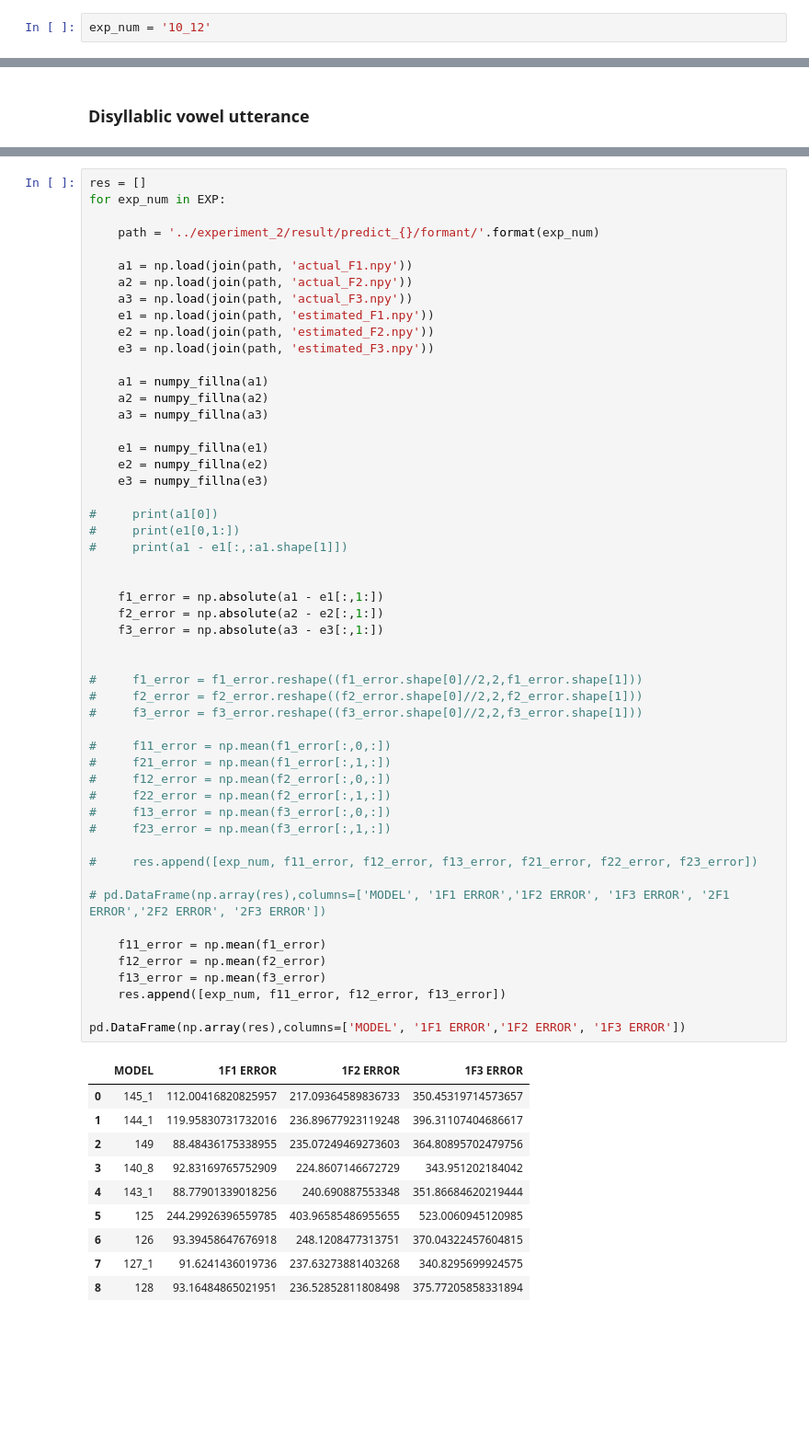
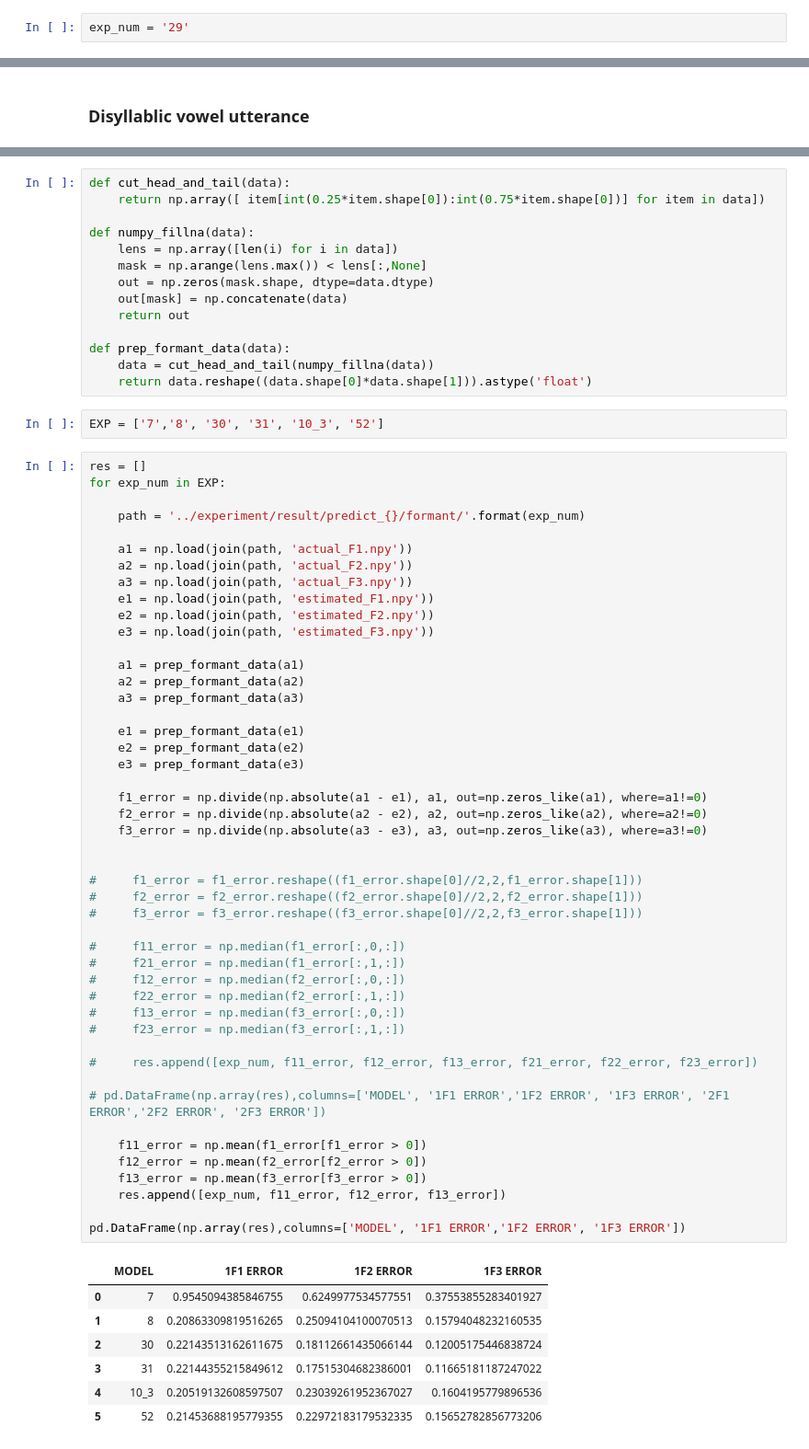
Before and after one commit to thanatlap/master-thesis-vocal-tract-inversion-journal, a Jupyter notebook: misc/Formant_error_abs_error.ipynb, the cells around one changed output, grey strips where cells are left out. Shown at 92% size. Cells and saved outputs as stored; diff of their text form; blank space fills up the shorter version.

```diff
--- a/misc/Formant_error_abs_error.ipynb
+++ b/misc/Formant_error_abs_error.ipynb
@@ -287,5 +284,5 @@ EXP = ['145_1', '144_1','149','140_8', '143_1', '125','126','127_1','128']
 # %%
-exp_num = '10_12'
+exp_num = '29'
 # %%
 path = '../experiment/result/predict_{}/formant/'.format(exp_num)
 
@@ -386,63 +346,71 @@ EXP = ['145_1', '144_1','149','140_8', '143_1', '125','126','127_1','128']
+# %%
+def cut_head_and_tail(data):
+    return np.array([ item[int(0.25*item.shape[0]):int(0.75*item.shape[0])] for item in data])
+
+def numpy_fillna(data):
+    lens = np.array([len(i) for i in data])
+    mask = np.arange(lens.max()) < lens[:,None]
+    out = np.zeros(mask.shape, dtype=data.dtype)
+    out[mask] = np.concatenate(data)
+    return out
+
+def prep_formant_data(data):
+    data = cut_head_and_tail(numpy_fillna(data))
+    return data.reshape((data.shape[0]*data.shape[1])).astype('float')
+# %%
+EXP = ['7','8', '30', '31', '10_3', '52']
 # %%
 res = []
 for exp_num in EXP:
 
-    path = '../experiment_2/result/predict_{}/formant/'.format(exp_num)
+    path = '../experiment/result/predict_{}/formant/'.format(exp_num)
 
     a1 = np.load(join(path, 'actual_F1.npy'))
     a2 = np.load(join(path, 'actual_F2.npy'))
     a3 = np.load(join(path, 'actual_F3.npy'))
     e1 = np.load(join(path, 'estimated_F1.npy'))
     e2 = np.load(join(path, 'estimated_F2.npy'))
     e3 = np.load(join(path, 'estimated_F3.npy'))
 
-    a1 = numpy_fillna(a1)
-    a2 = numpy_fillna(a2)
-    a3 = numpy_fillna(a3)
+    a1 = prep_formant_data(a1)
+    a2 = prep_formant_data(a2)
+    a3 = prep_formant_data(a3)
 
-    e1 = numpy_fillna(e1)
-    e2 = numpy_fillna(e2)
-    e3 = numpy_fillna(e3)
+    e1 = prep_formant_data(e1)
+    e2 = prep_formant_data(e2)
+    e3 = prep_formant_data(e3)
 
-#     print(a1[0])
-#     print(e1[0,1:])
-#     print(a1 - e1[:,:a1.shape[1]])
-
-
-    f1_error = np.absolute(a1 - e1[:,1:])
-    f2_error = np.absolute(a2 - e2[:,1:])
-    f3_error = np.absolute(a3 - e3[:,1:])
+    f1_error = np.divide(np.absolute(a1 - e1), a1, out=np.zeros_like(a1), where=a1!=0)
+    f2_error = np.divide(np.absolute(a2 - e2), a2, out=np.zeros_like(a2), where=a2!=0)
+    f3_error = np.divide(np.absolute(a3 - e3), a3, out=np.zeros_like(a3), where=a3!=0)
 
 
 #     f1_error = f1_error.reshape((f1_error.shape[0]//2,2,f1_error.shape[1]))
 #     f2_error = f2_error.reshape((f2_error.shape[0]//2,2,f2_error.shape[1]))
 #     f3_error = f3_error.reshape((f3_error.shape[0]//2,2,f3_error.shape[1]))
 
-#     f11_error = np.mean(f1_error[:,0,:])
-#     f21_error = np.mean(f1_error[:,1,:])
-#     f12_error = np.mean(f2_error[:,0,:])
-#     f22_error = np.mean(f2_error[:,1,:])
-#     f13_error = np.mean(f3_error[:,0,:])
-#     f23_error = np.mean(f3_error[:,1,:])
+#     f11_error = np.median(f1_error[:,0,:])
+#     f21_error = np.median(f1_error[:,1,:])
+#     f12_error = np.median(f2_error[:,0,:])
+#     f22_error = np.median(f2_error[:,1,:])
+#     f13_error = np.median(f3_error[:,0,:])
+#     f23_error = np.median(f3_error[:,1,:])
 
 #     res.append([exp_num, f11_error, f12_error, f13_error, f21_error, f22_error, f23_error])
 
 # pd.DataFrame(np.array(res),columns=['MODEL', '1F1 ERROR','1F2 ERROR', '1F3 ERROR', '2F1 ERROR','2F2 ERROR', '2F3 ERROR'])
 
-    f11_error = np.mean(f1_error)
-    f12_error = np.mean(f2_error)
-    f13_error = np.mean(f3_error)
+    f11_error = np.mean(f1_error[f1_error > 0])
+    f12_error = np.mean(f2_error[f2_error > 0])
+    f13_error = np.mean(f3_error[f3_error > 0])
     res.append([exp_num, f11_error, f12_error, f13_error])
 
 pd.DataFrame(np.array(res),columns=['MODEL', '1F1 ERROR','1F2 ERROR', '1F3 ERROR'])
 # %% [output]
 |  | MODEL | 1F1 ERROR | 1F2 ERROR | 1F3 ERROR |
-| 0 | 145_1 | 112.00416820825957 | 217.09364589836733 | 350.45319714573657 |
-| 1 | 144_1 | 119.95830731732016 | 236.89677923119248 | 396.31107404686617 |
-| 2 | 149 | 88.48436175338955 | 235.07249469273603 | 364.80895702479756 |
-| 3 | 140_8 | 92.83169765752909 | 224.8607146672729 | 343.951202184042 |
-| 4 | 143_1 | 88.77901339018256 | 240.690887553348 | 351.86684620219444 |
-| 5 | 125 | 244.29926396559785 | 403.96585486955655 | 523.0060945120985 |
-| 6 | 126 | 93.39458647676918 | 248.1208477313751 | 370.04322457604815 |
-| 7 | 127_1 | 91.6241436019736 | 237.63273881403268 | 340.8295699924575 |
-| 8 | 128 | 93.16484865021951 | 236.52852811808498 | 375.77205858331894 |
+| 0 | 7 | 0.9545094385846755 | 0.6249977534577551 | 0.37553855283401927 |
+| 1 | 8 | 0.20863309819516265 | 0.25094104100070513 | 0.15794048232160535 |
+| 2 | 30 | 0.22143513162611675 | 0.18112661435066144 | 0.12005175446838724 |
+| 3 | 31 | 0.22144355215849612 | 0.17515304682386001 | 0.11665181187247022 |
+| 4 | 10_3 | 0.20519132608597507 | 0.23039261952367027 | 0.1604195779896536 |
+| 5 | 52 | 0.21453688195779355 | 0.22972183179532335 | 0.15652782856773206 |
```
Also changed, not shown: parts of 22 cells of this notebook, 32 other files.
